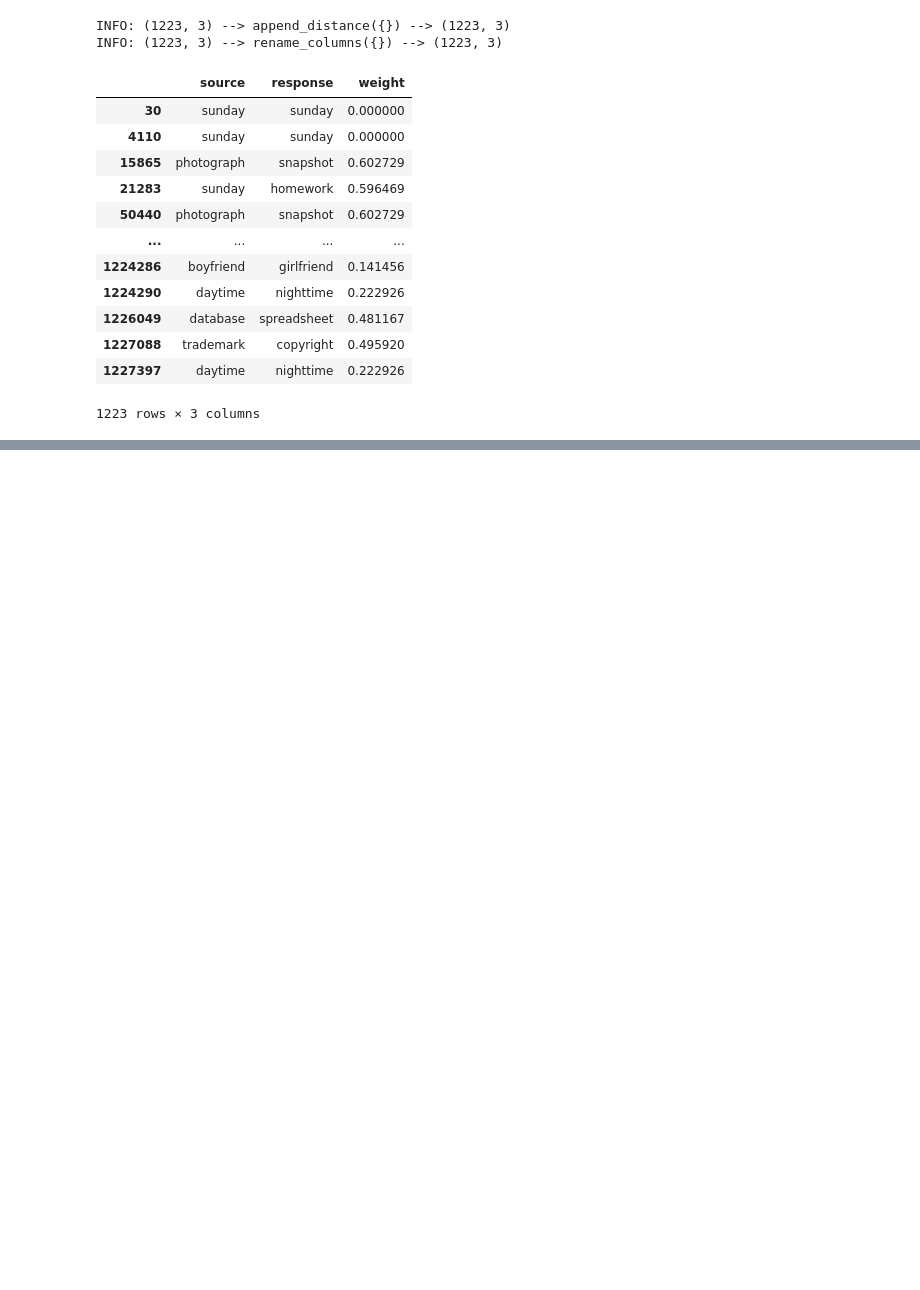
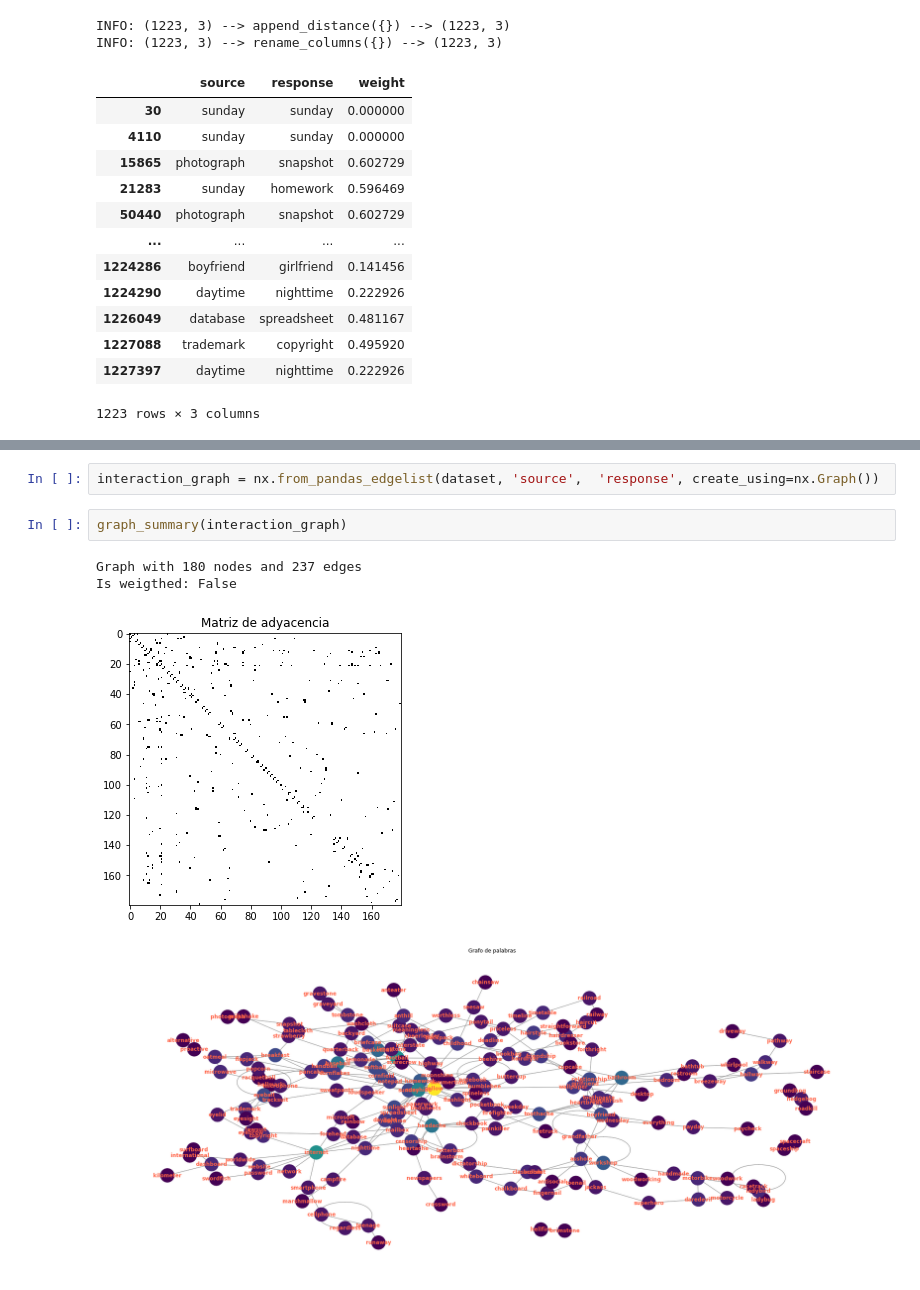
Before and after one commit to magistery-tps/dm-cyt-tp2, a Jupyter notebook: notebooks/tp2.ipynb, the cells around one changed output, grey strips where cells are left out. Cells and saved outputs as stored; diff of their text form; blank space fills up the shorter version.

```diff
--- a/notebooks/tp2.ipynb
+++ b/notebooks/tp2.ipynb
@@ -264,0 +253,9 @@ plot_graph(
+# %%
+interaction_graph = nx.from_pandas_edgelist(dataset, 'source',  'response', create_using=nx.Graph())
+# %%
+graph_summary(interaction_graph)
+# %% [output]
+Graph with 180 nodes and 237 edges
+Is weigthed: False
+[figure, added]
+[figure, added]
```
Also changed, not shown: parts of 11 cells of this notebook, 2 other files.
